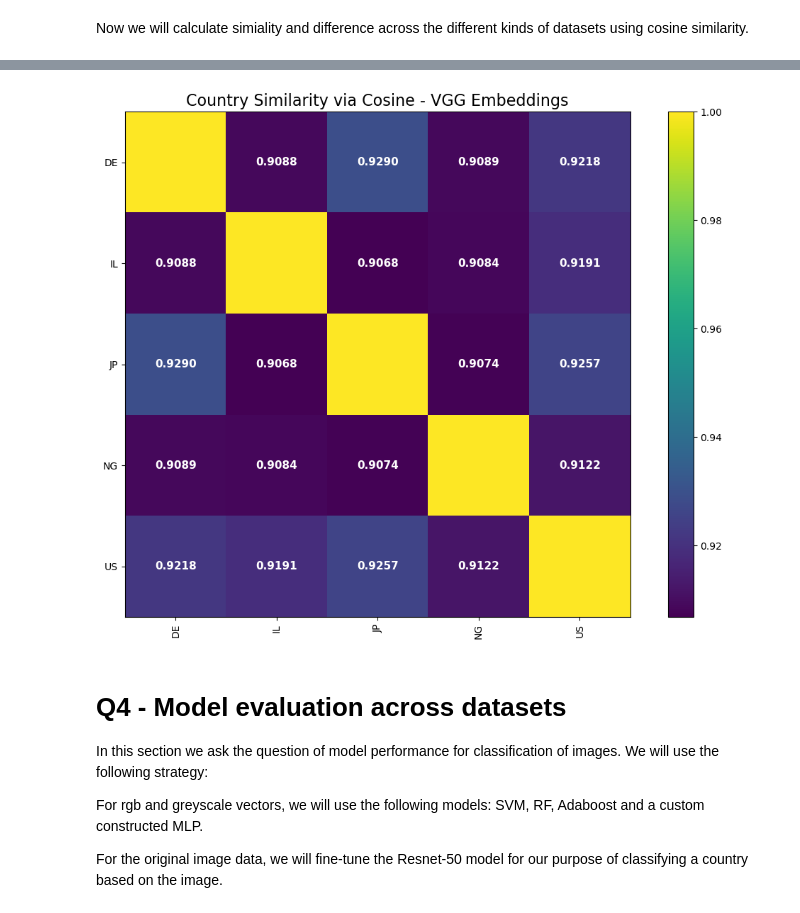
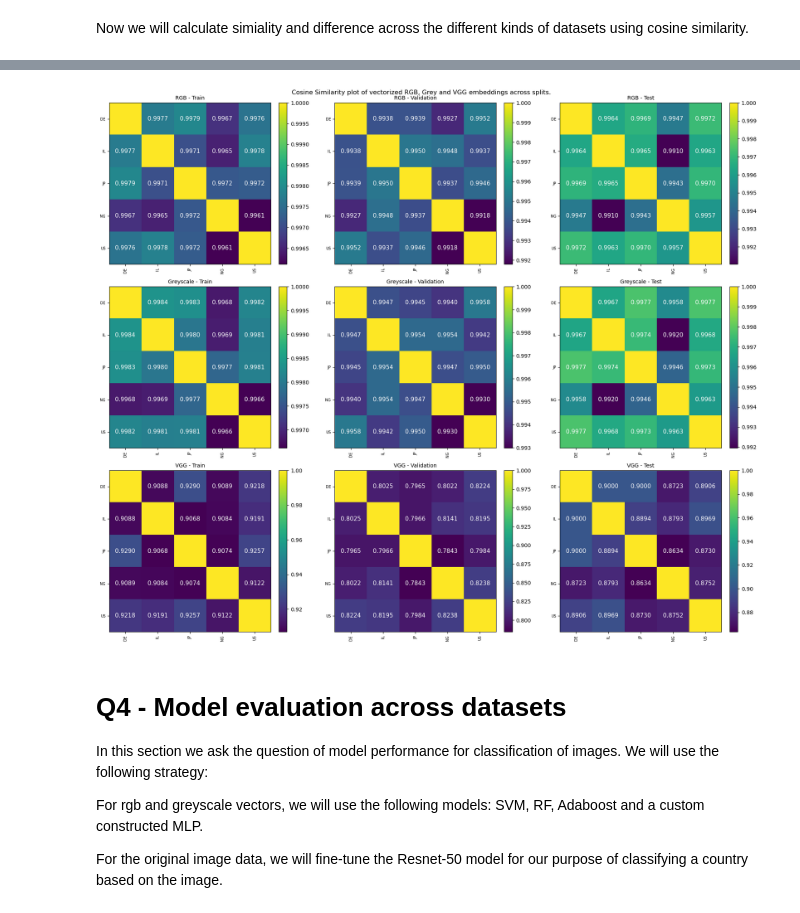
Before and after one commit to Ely6899/ML_final_project, a Jupyter notebook: project_notebook.ipynb, the cells around one changed output, grey strips where cells are left out. Drawn from its saved outputs; the diff is of its cells as text; code cells hidden in the pictures.

Commit message:
Finished similarity plotting and added model benchmarking logic

```diff
--- a/project_notebook.ipynb
+++ b/project_notebook.ipynb
@@ -450,7 +417,7 @@ with torch.no_grad():
             feats = vgg_embedding_model(imgs)           # (B, 512, 7, 7)
             vecs = feats.view(feats.size(0), -1)     # (B, 25088)
             embeddings.append(vecs.cpu().numpy())
-            embeddings_labels.extend(lbls)
+            embeddings_labels.extend(lbls.cpu().numpy().tolist())
 
         embeddings = np.vstack(embeddings)
         df_vgg_embeddings = pd.DataFrame(embeddings)
@@ -553,7 +557,7 @@ vgg_data_frames_for_cosine = tuple(
 sim_matrices_rgb, sim_matrices_grey, sim_matrices_vgg = [], [], []
 
 for data_frame in rgb_data_frames_for_cosine:
-    data_frame["label"].apply(label2country)
+    data_frame["label"] = data_frame["label"].apply(label2country)
 
     mean_per_country = data_frame.groupby("label").mean()
     country_names = mean_per_country.index.tolist()
@@ -561,7 +565,7 @@ for data_frame in rgb_data_frames_for_cosine:
     sim_matrices_rgb.append((similarity_matrix, country_names))
 
 for data_frame in grey_data_frames_for_cosine:
-    data_frame["label"].apply(label2country)
+    data_frame["label"] = data_frame["label"].apply(label2country)
 
     mean_per_country = data_frame.groupby("label").mean()
     country_names = mean_per_country.index.tolist()
@@ -569,7 +573,7 @@ for data_frame in grey_data_frames_for_cosine:
     sim_matrices_grey.append((similarity_matrix, country_names))
 
 for data_frame in vgg_data_frames_for_cosine:
-    data_frame["label"].apply(label2country)
+    data_frame["label"] = data_frame["label"].apply(label2country)
 
     mean_per_country = data_frame.groupby("label").mean()
     country_names = mean_per_country.index.tolist()
@@ -591,7 +582,7 @@ sim_matrix = cosine_similarity(mean_per_country_vgg)
-# %%
-plot_similarity_matrix(sim_matrix, country_names, title="Country Similarity via Cosine - VGG Embeddings")
-# %% [output]
-[figure, removed]
+# %%
+plot_3x3_similarity_superplot(sim_matrices_rgb, sim_matrices_grey, sim_matrices_vgg)
+# %% [output]
+[figure, added]
 # %% [markdown]
 # Q4 - Model evaluation across datasets
 
```
Also changed, not shown: parts of 53 cells of this notebook.
